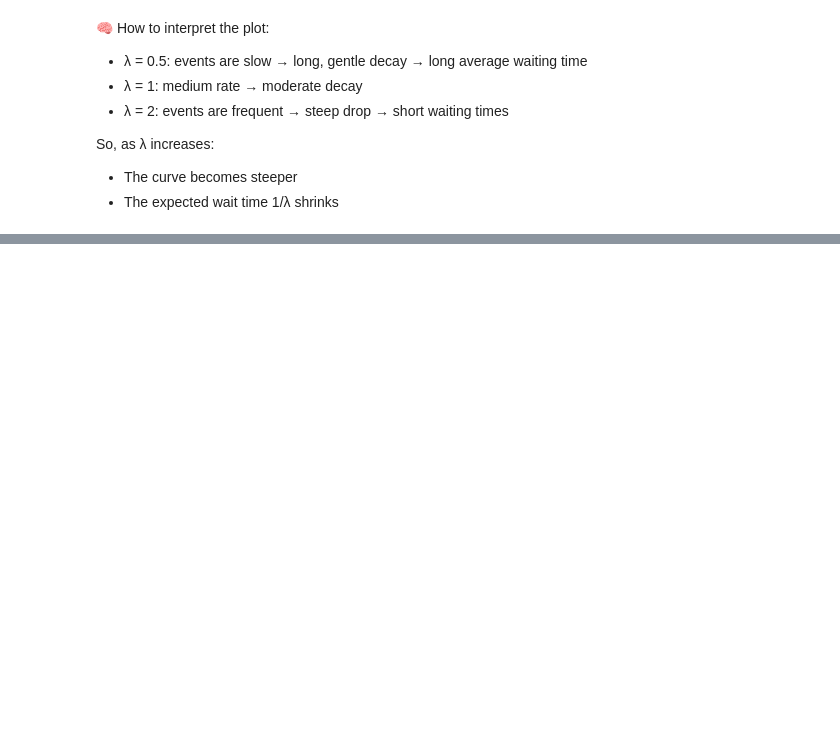
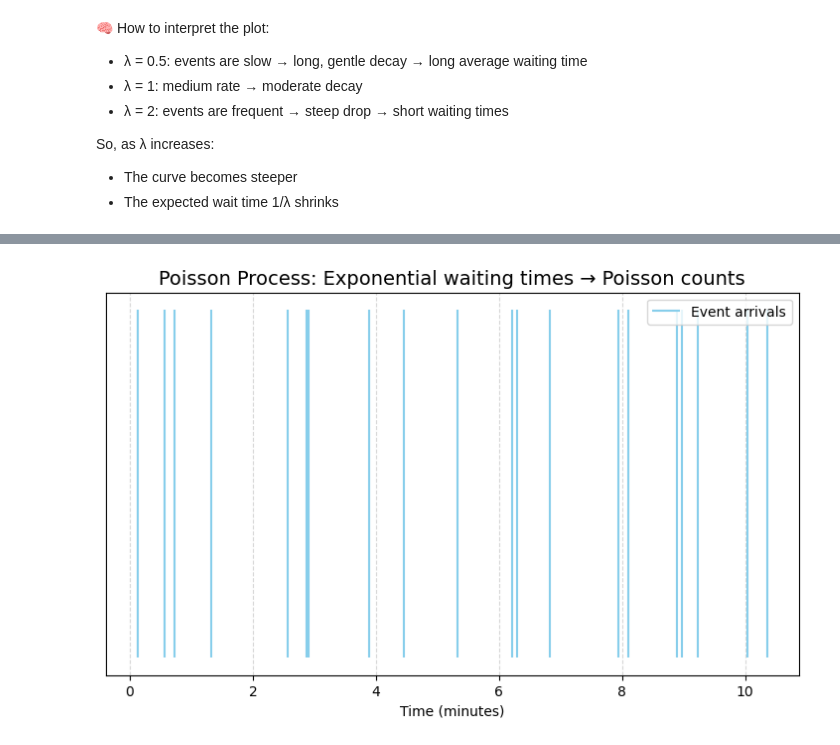
Before and after one commit to mlnotes2718/introduction-statistics-machine-learning, a Jupyter notebook: Statistics-in-ML-4-Probability-Distributions.ipynb, the cells around one changed output, grey strips where cells are left out. Drawn from its saved outputs; the diff is of its cells as text; code cells hidden in the pictures; blank space fills up the shorter version.

Commit message:
update distribution chart

```diff
--- a/Statistics-in-ML-4-Probability-Distributions.ipynb
+++ b/Statistics-in-ML-4-Probability-Distributions.ipynb
@@ -1582,0 +1684,21 @@ So, as
+# %%
+# Poisson process rate
+lambda_val = 2  # events per minute
+
+# Simulate 20 exponential waiting times
+waiting_times = np.random.exponential(scale=1/lambda_val, size=20)
+
+# Cumulative sum gives event arrival times
+arrival_times = np.cumsum(waiting_times)
+
+# Plot
+plt.figure(figsize=(9, 5))
+plt.vlines(arrival_times, 0, 1, color='skyblue', label="Event arrivals")
+plt.title("Poisson Process: Exponential waiting times → Poisson counts", fontsize=14)
+plt.xlabel("Time (minutes)")
+plt.yticks([])
+plt.legend()
+plt.grid(True, linestyle='--', alpha=0.5)
+plt.show()
+# %% [output]
+[figure, added]
```
Also changed, not shown: parts of 29 cells of this notebook.
